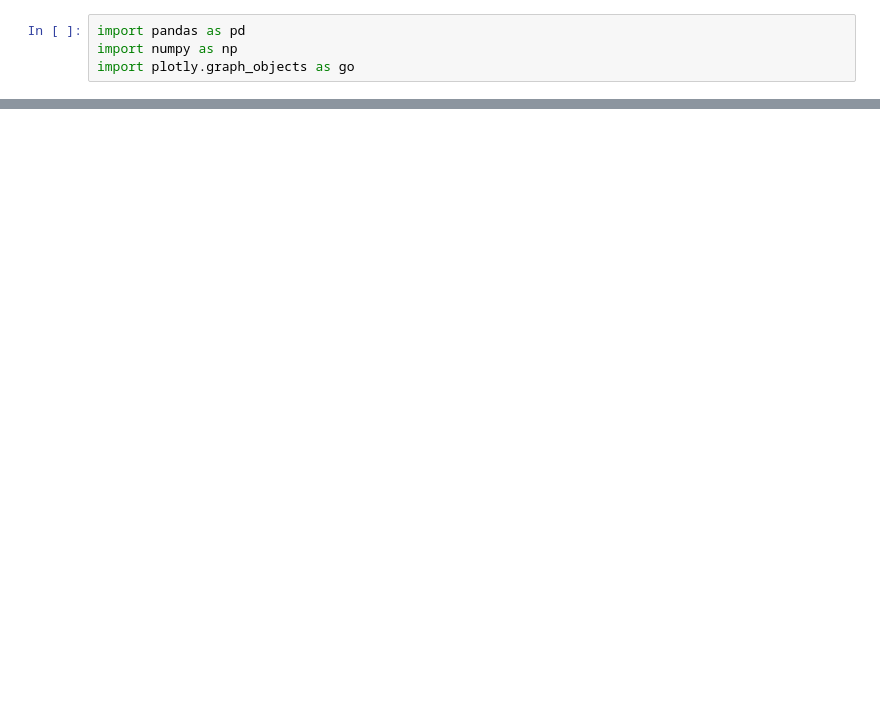
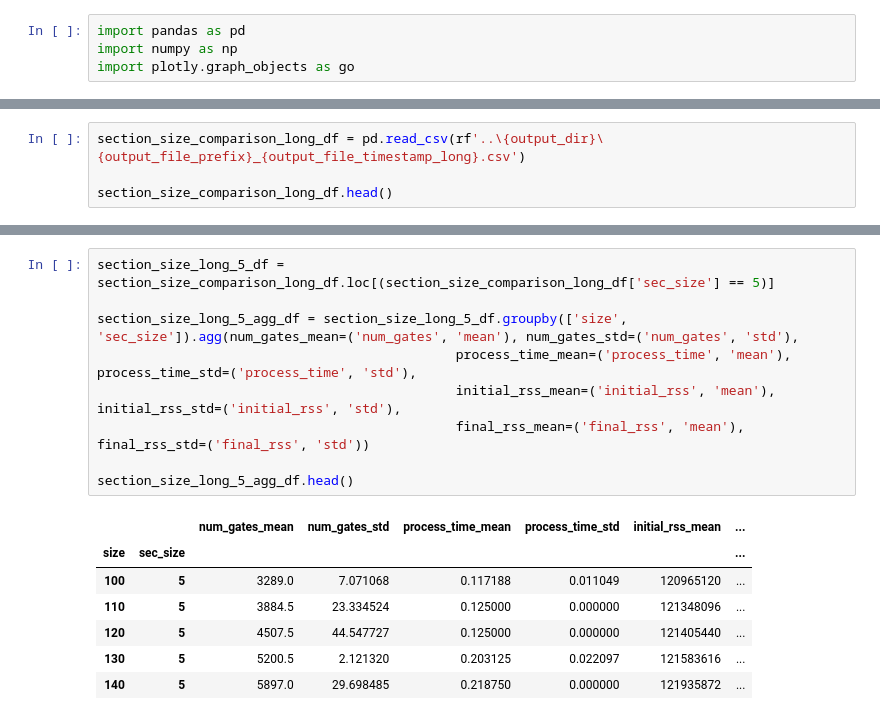
Before and after one commit to simontonner/cnot_synthesis, a Jupyter notebook: notebooks/section_size_comparison_eval.ipynb, the cells around one changed output, grey strips where cells are left out. Drawn from its saved outputs; the diff is of its cells as text; blank space fills up the shorter version.

```diff
--- a/notebooks/section_size_comparison_eval.ipynb
+++ b/notebooks/section_size_comparison_eval.ipynb
@@ -83,0 +98,4 @@ fig.show()
+# %%
+section_size_comparison_long_df = pd.read_csv(rf'..\{output_dir}\{output_file_prefix}_{output_file_timestamp_long}.csv')
+
+section_size_comparison_long_df.head()
@@ -83,0 +109,17 @@ fig.show()
+# %%
+section_size_long_5_df = section_size_comparison_long_df.loc[(section_size_comparison_long_df['sec_size'] == 5)]
+
+section_size_long_5_agg_df = section_size_long_5_df.groupby(['size', 'sec_size']).agg(num_gates_mean=('num_gates', 'mean'), num_gates_std=('num_gates', 'std'),
+                                              process_time_mean=('process_time', 'mean'), process_time_std=('process_time', 'std'),
+                                              initial_rss_mean=('initial_rss', 'mean'), initial_rss_std=('initial_rss', 'std'),
+                                              final_rss_mean=('final_rss', 'mean'), final_rss_std=('final_rss', 'std'))
+
+section_size_long_5_agg_df.head()
+# %% [output]
+|  |  | num_gates_mean | num_gates_std | process_time_mean | process_time_std | initial_rss_mean | ... |
+| size | sec_size |  |  |  |  |  | ... |
+| 100 | 5 | 3289.0 | 7.071068 | 0.117188 | 0.011049 | 120965120 | ... |
+| 110 | 5 | 3884.5 | 23.334524 | 0.125000 | 0.000000 | 121348096 | ... |
+| 120 | 5 | 4507.5 | 44.547727 | 0.125000 | 0.000000 | 121405440 | ... |
+| 130 | 5 | 5200.5 | 2.121320 | 0.203125 | 0.022097 | 121583616 | ... |
+| 140 | 5 | 5897.0 | 29.698485 | 0.218750 | 0.000000 | 121935872 | ... |
```
Also changed, not shown: parts of 11 cells of this notebook, 1 other file.
